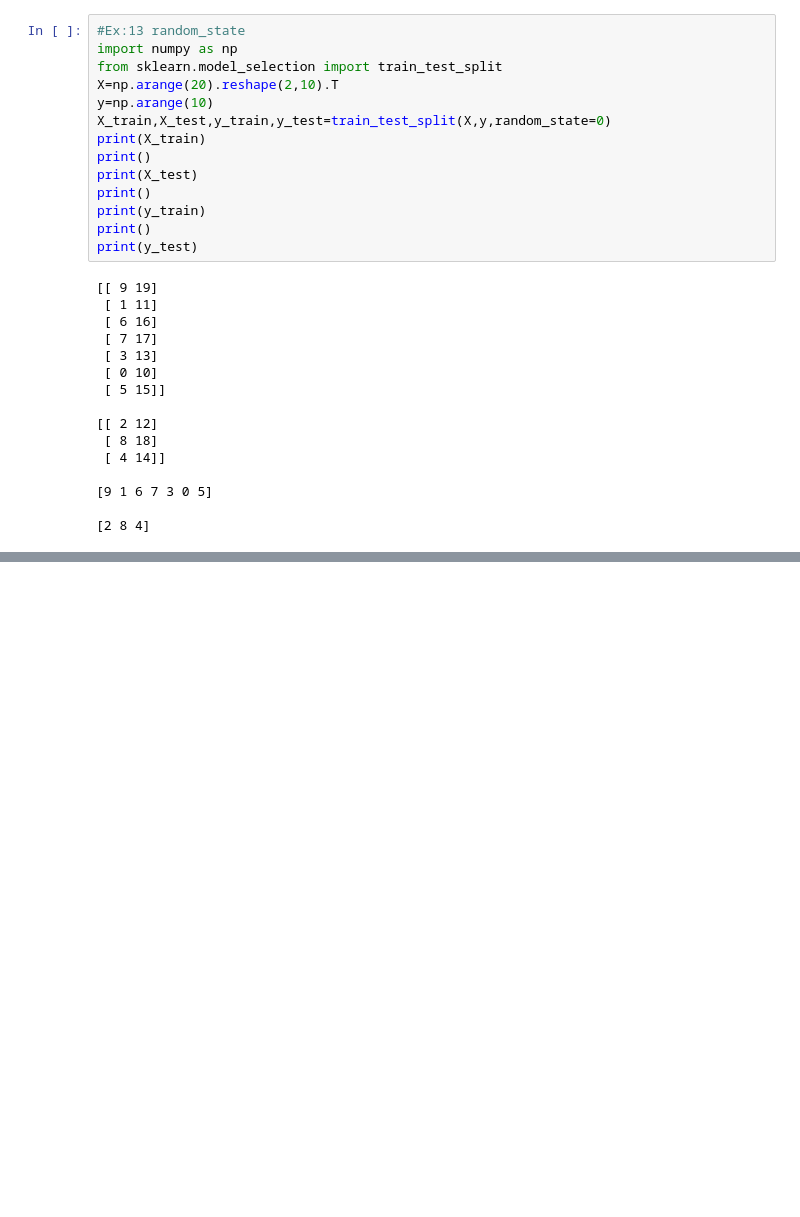
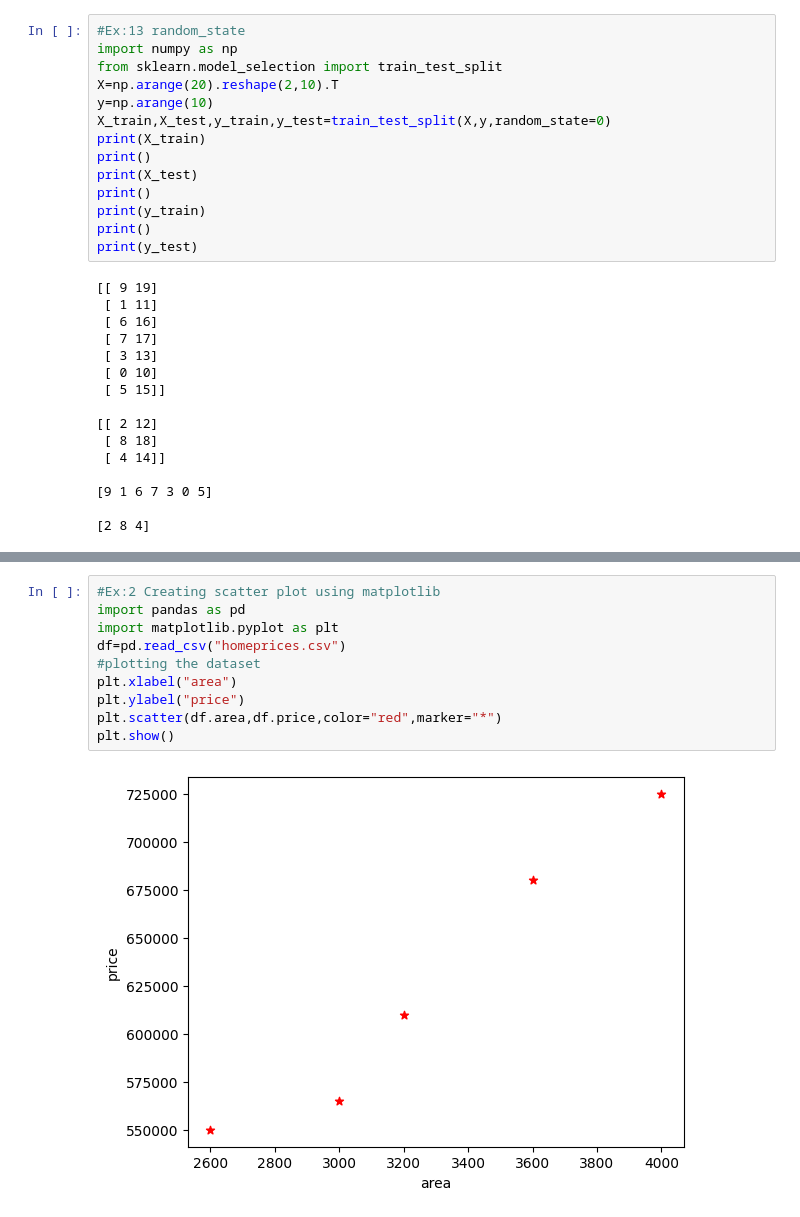
Before and after one commit to lokeshneerasa/MACHINE-LEARNING, a Jupyter notebook: MACHINE_LEARNING.ipynb, the cells around one changed output, grey strips where cells are left out. Saved outputs shown, nothing was run; the diff lists cells and outputs as text; blank space fills up the shorter version.

```diff
--- a/MACHINE_LEARNING.ipynb
+++ b/MACHINE_LEARNING.ipynb
@@ -230,0 +250,12 @@ print(y_test)
+# %%
+#Ex:2 Creating scatter plot using matplotlib
+import pandas as pd
+import matplotlib.pyplot as plt
+df=pd.read_csv("homeprices.csv")
+#plotting the dataset
+plt.xlabel("area")
+plt.ylabel("price")
+plt.scatter(df.area,df.price,color="red",marker="*")
+plt.show()
+# %% [output]
+[figure, added]
```
Also changed, not shown: parts of 10 cells of this notebook.
